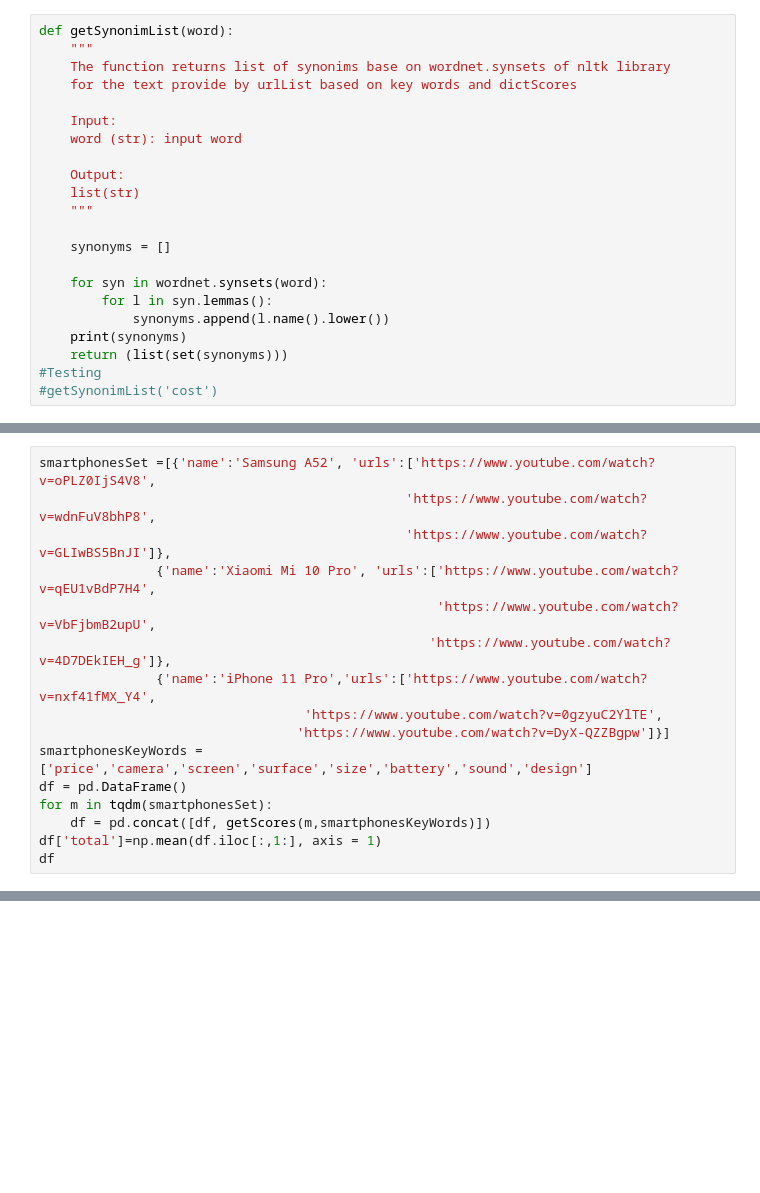
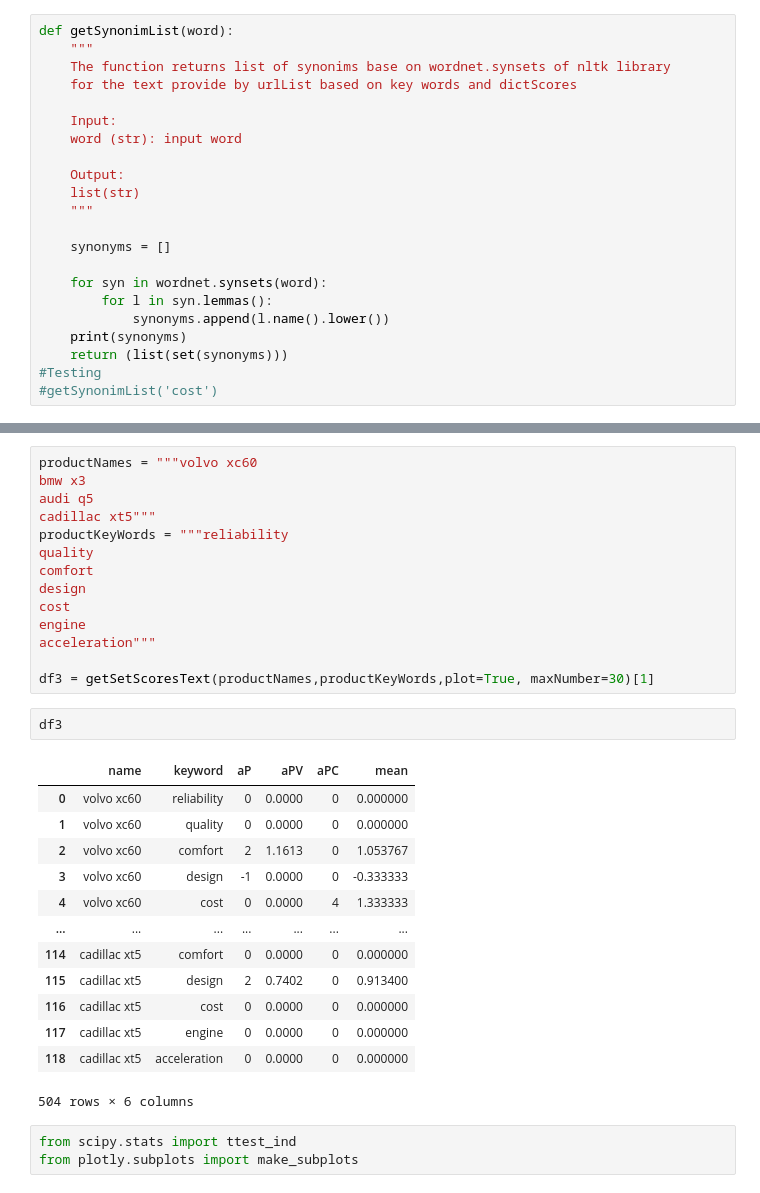
Before and after one commit to inotin/reviewAnalyzer-, a Jupyter notebook: reviewAnalyzer.ipynb, the cells around one changed output, grey strips where cells are left out. Saved outputs shown, nothing was run; the diff lists cells and outputs as text; blank space fills up the shorter version.

```diff
--- a/reviewAnalyzer.ipynb
+++ b/reviewAnalyzer.ipynb
@@ -385,16 +384,0 @@ df
-# %%
-smartphonesSet =[{'name':'Samsung A52', 'urls':['https://www.youtube.com/watch?v=oPLZ0IjS4V8',
-                                               'https://www.youtube.com/watch?v=wdnFuV8bhP8',
-                                               'https://www.youtube.com/watch?v=GLIwBS5BnJI']},
-               {'name':'Xiaomi Mi 10 Pro', 'urls':['https://www.youtube.com/watch?v=qEU1vBdP7H4',
-                                                   'https://www.youtube.com/watch?v=VbFjbmB2upU',
-                                                  'https://www.youtube.com/watch?v=4D7DEkIEH_g']},
-               {'name':'iPhone 11 Pro','urls':['https://www.youtube.com/watch?v=nxf41fMX_Y4',
-                                  'https://www.youtube.com/watch?v=0gzyuC2YlTE',
-                                 'https://www.youtube.com/watch?v=DyX-QZZBgpw']}]
-smartphonesKeyWords = ['price','camera','screen','surface','size','battery','sound','design']
-df = pd.DataFrame()
-for m in tqdm(smartphonesSet):
-    df = pd.concat([df, getScores(m,smartphonesKeyWords)])
-df['total']=np.mean(df.iloc[:,1:], axis = 1)
-df
@@ -465,0 +479,33 @@ links obtained
+# %%
+productNames = """volvo xc60
+bmw x3
+audi q5
+cadillac xt5"""
+productKeyWords = """reliability
+quality
+comfort
+design
+cost
+engine
+acceleration"""
+
+df3 = getSetScoresText(productNames,productKeyWords,plot=True, maxNumber=30)[1]
+# %%
+df3
+# %% [output]
+|  | name | keyword | aP | aPV | aPC | mean |
+| 0 | volvo xc60 | reliability | 0 | 0.0000 | 0 | 0.000000 |
+| 1 | volvo xc60 | quality | 0 | 0.0000 | 0 | 0.000000 |
+| 2 | volvo xc60 | comfort | 2 | 1.1613 | 0 | 1.053767 |
+| 3 | volvo xc60 | design | -1 | 0.0000 | 0 | -0.333333 |
+| 4 | volvo xc60 | cost | 0 | 0.0000 | 4 | 1.333333 |
+| ... | ... | ... | ... | ... | ... | ... |
+| 114 | cadillac xt5 | comfort | 0 | 0.0000 | 0 | 0.000000 |
+| 115 | cadillac xt5 | design | 2 | 0.7402 | 0 | 0.913400 |
+| 116 | cadillac xt5 | cost | 0 | 0.0000 | 0 | 0.000000 |
+| 117 | cadillac xt5 | engine | 0 | 0.0000 | 0 | 0.000000 |
+| 118 | cadillac xt5 | acceleration | 0 | 0.0000 | 0 | 0.000000 |
+504 rows × 6 columns
+# %%
+from scipy.stats import ttest_ind
+from plotly.subplots import make_subplots
```
Also changed, not shown: parts of 31 cells of this notebook, 5 other files.
